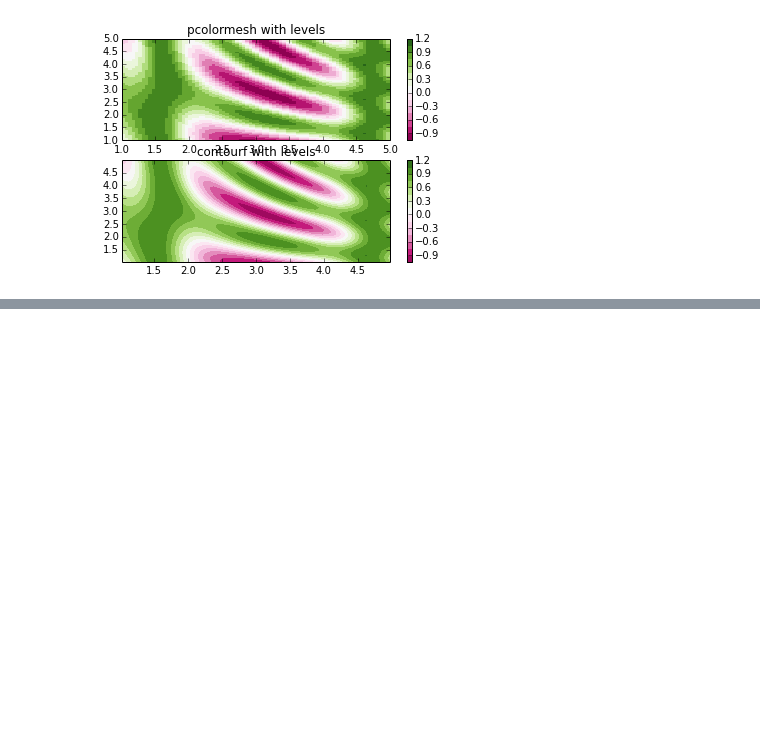
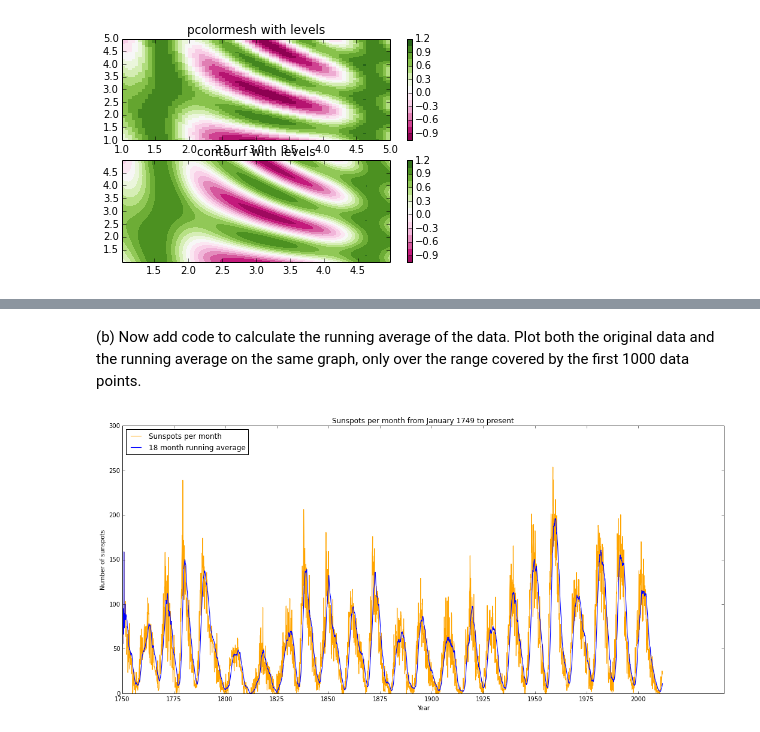
Before and after one commit to jking06/PHYS202-S14, a Jupyter notebook: Graphics/GraphicsExercises.ipynb, the cells around one changed output, grey strips where cells are left out. Drawn from its saved outputs; the diff is of its cells as text; code cells hidden in the pictures; blank space fills up the shorter version.

```diff
--- a/Graphics/GraphicsExercises.ipynb
+++ b/Graphics/GraphicsExercises.ipynb
@@ -84,0 +90,20 @@ AttributeError: 'numpy.ndarray' object has no attribute 'split'
+# %% [markdown]
+(b) Now add code to calculate the running average of the data. Plot both the original data and the running average on the same graph, only over the range covered by the first 1000 data points.
+# %%
+# Converts sunspot data ndarray to list, loads avg with initial values from sunspots, then adds running averages
+sunspotsLst = sunspots[:,1].tolist()
+runningMean = sunspotsLst[:18]
+for x in (range(len(sunspotsLst) - 18)):
+    runningMean.append(np.mean(sunspotsLst[x:x+18]))
+
+plt.figure(figsize=(18,8), dpi=80)
+plt.plot(sunspots[:,0], sunspots[:,1], color='orange', linewidth=1.1, linestyle='-', label="Sunspots per month")
+plt.plot(sunspots[:,0], runningMean, color='blue', linewidth=1.1, linestyle='-', label="18 month running average")
+plt.xticks(range(0, 3143, 12 * 25), range(1750, 2001, 25)) # 1st arg is list where to place ticks, 2nd list what to label them.
+plt.title("Sunspots per month from January 1749 to present")
+plt.xlabel("Year")
+plt.ylabel("Number of sunspots")
+plt.legend(loc="upper left")
+plt.show()
+# %% [output]
+[figure, added]
```
Also changed, not shown: parts of 3 cells of this notebook.
